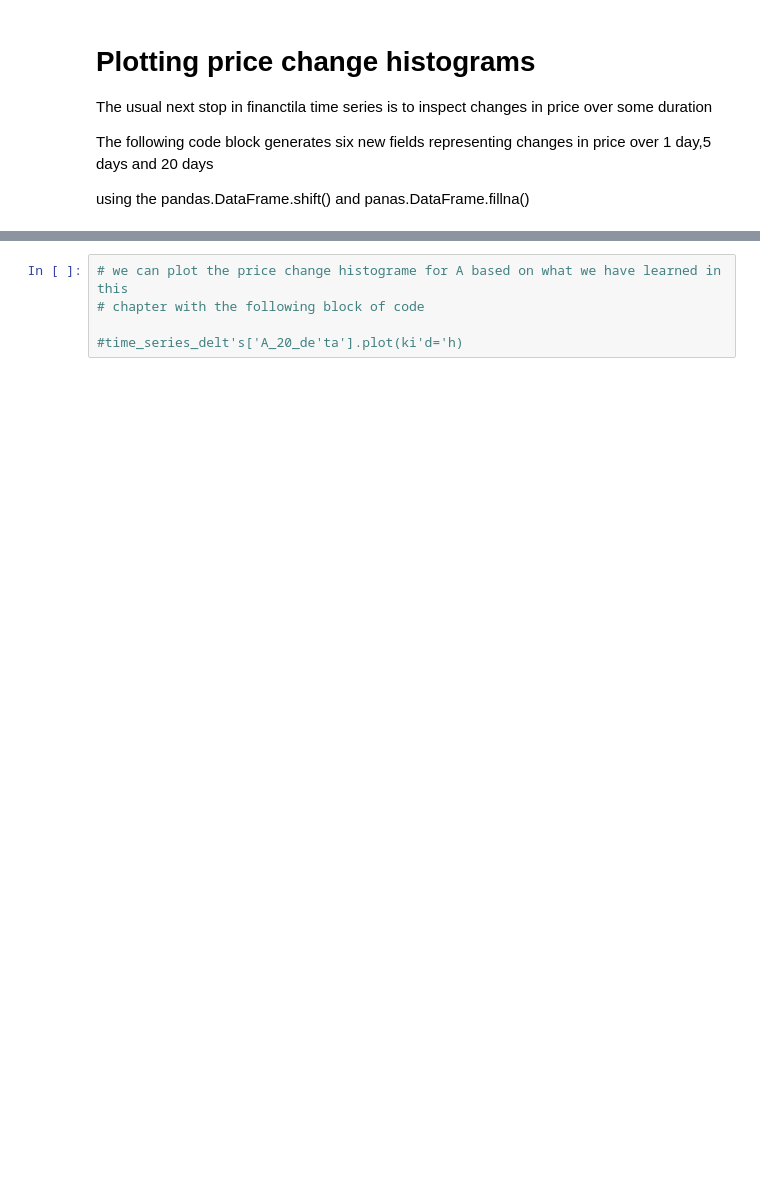
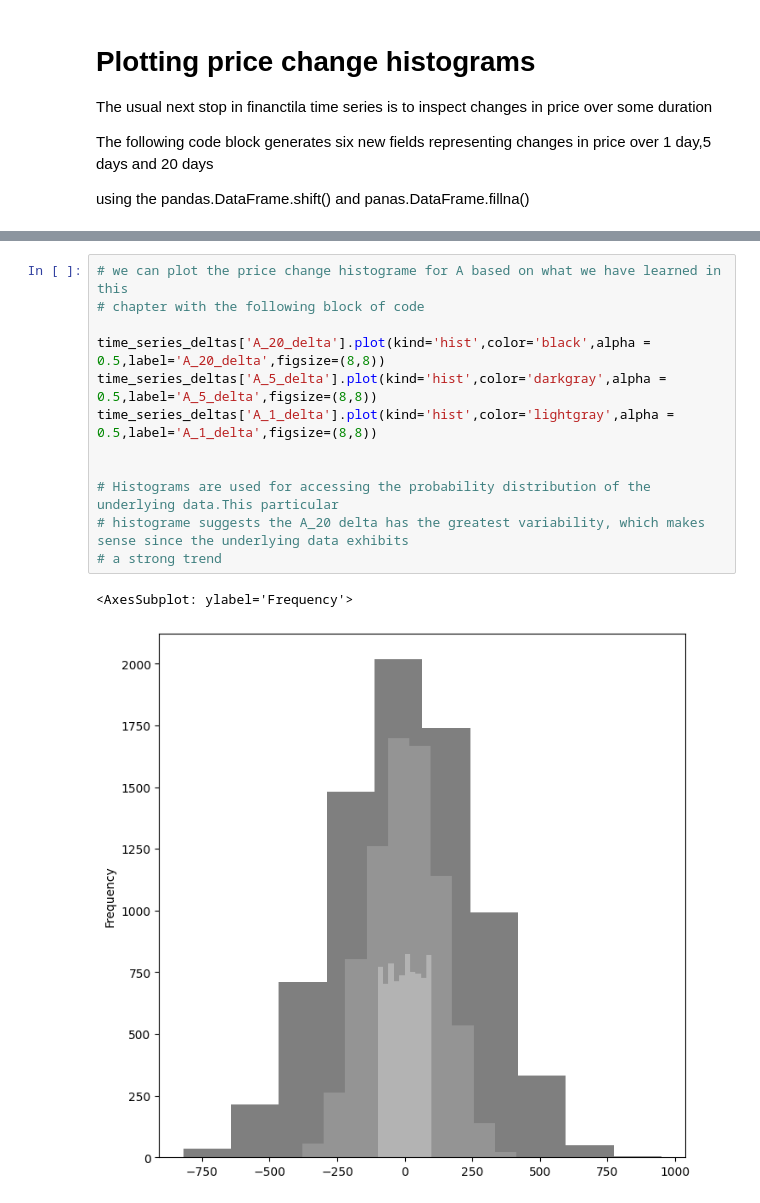
Before and after one commit to Jeffery77/Algo-Trading-Basics, a Jupyter notebook: chapter5/dataVIsualization.ipynb, the cells around one changed output, grey strips where cells are left out. Saved outputs shown, nothing was run; the diff lists cells and outputs as text; blank space fills up the shorter version.

Commit message:
done with visualization

```diff
--- a/chapter5/dataVIsualization.ipynb
+++ b/chapter5/dataVIsualization.ipynb
@@ -384,6 +384,16 @@ time_series_deltas
 7581 rows × 6 columns
-# %%
-# we can plot the price change histograme for A based on what we have learned in this
-# chapter with the following block of code
-
-#time_series_delt's['A_20_de'ta'].plot(ki'd='h)
+# %%
+# we can plot the price change histograme for A based on what we have learned in this
+# chapter with the following block of code
+
+time_series_deltas['A_20_delta'].plot(kind='hist',color='black',alpha = 0.5,label='A_20_delta',figsize=(8,8))
+time_series_deltas['A_5_delta'].plot(kind='hist',color='darkgray',alpha = 0.5,label='A_5_delta',figsize=(8,8))
+time_series_deltas['A_1_delta'].plot(kind='hist',color='lightgray',alpha = 0.5,label='A_1_delta',figsize=(8,8))
+
+
+# Histograms are used for accessing the probability distribution of the underlying data.This particular
+# histograme suggests the A_20 delta has the greatest variability, which makes sense since the underlying data exhibits
+# a strong trend
+# %% [output]
+<AxesSubplot: ylabel='Frequency'>
+[figure, added]
```
Also changed, not shown: parts of 25 cells of this notebook.
